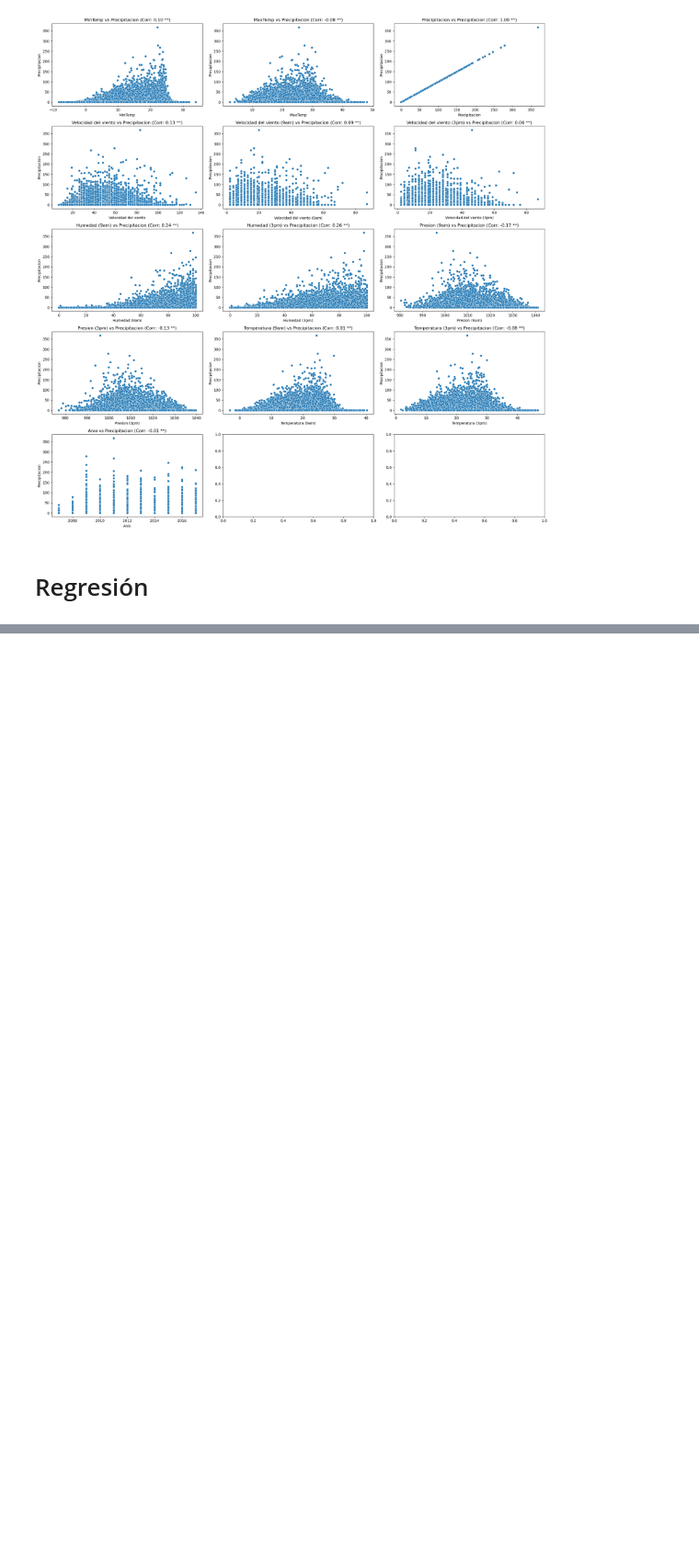
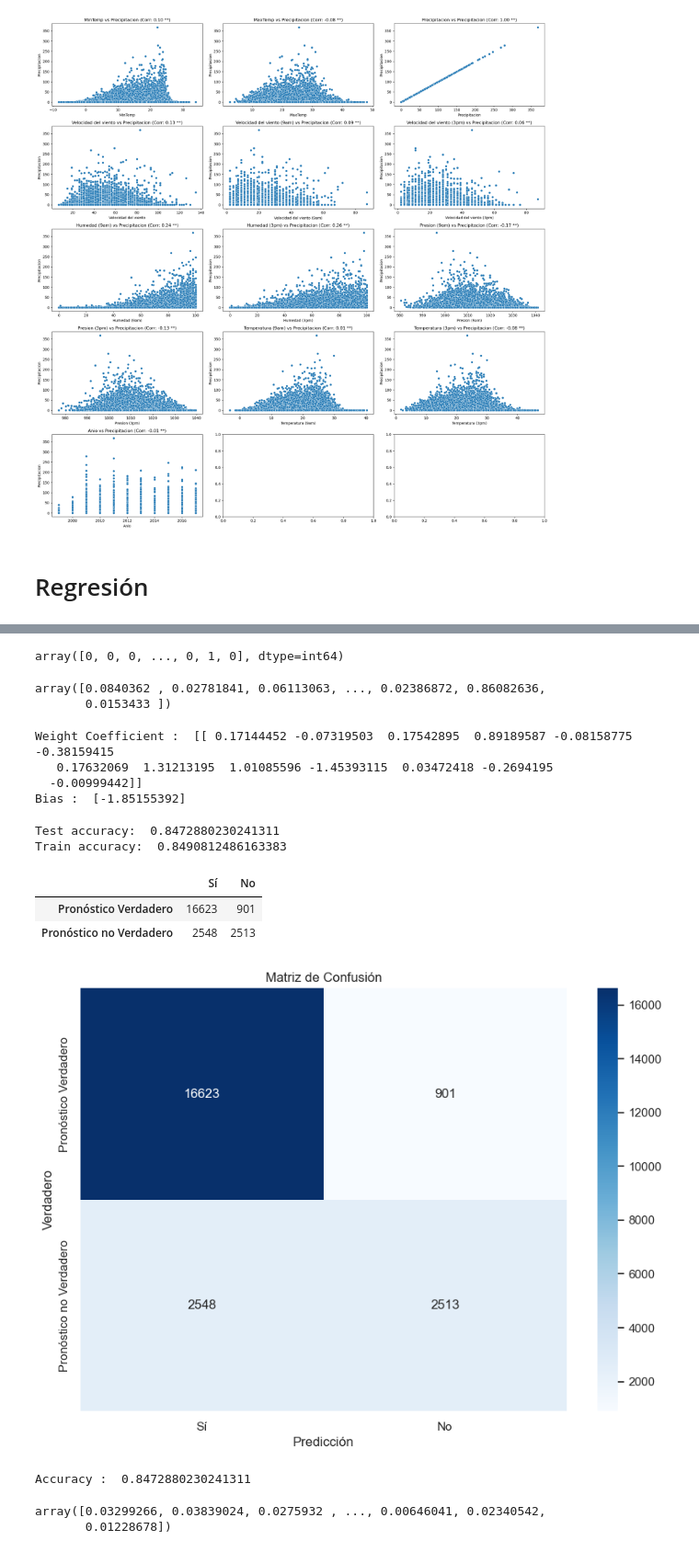
Before and after one commit to esco1729/HT05, a Jupyter notebook: HT6 (EDA).ipynb, the cells around one changed output, grey strips where cells are left out. Shown at 92% size. Cells and saved outputs as stored; diff of their text form; code cells hidden in the pictures; blank space fills up the shorter version.

```diff
--- a/HT6 (EDA).ipynb
+++ b/HT6 (EDA).ipynb
@@ -734,0 +778,8 @@ plt.show()
+# %%
+from sklearn.preprocessing import StandardScaler
+
+scaler = StandardScaler()
+numericX = X.select_dtypes(include=[np.number])
+d_scaled = scaler.fit_transform(numericX)
+data_scaled1 = pd.DataFrame(d_scaled)
+data_scaled1.head()
@@ -734,0 +793,10 @@ plt.show()
+# %%
+from sklearn.model_selection import train_test_split
+X_train, X_test, y_train, y_test = train_test_split(d_scaled, Y, test_size = 0.20, random_state = 42)
+# %%
+from sklearn.linear_model import LogisticRegression
+model = LogisticRegression(C = 0.1, max_iter = 500)
+
+model.fit(X_train, y_train)
+
+y_pred = model.predict(X_test)
@@ -734,0 +819,60 @@ plt.show()
+# %%
+y_pred
+# %% [output]
+array([0, 0, 0, ..., 0, 1, 0], dtype=int64)
+# %%
+predicted_proba = model.predict_proba(X_test)
+
+positive_proba = predicted_proba[:, 1]
+positive_proba
+# %% [output]
+array([0.0840362 , 0.02781841, 0.06113063, ..., 0.02386872, 0.86082636,
+       0.0153433 ])
+# %%
+print('Weight Coefficient : ', model.coef_)
+print('Bias : ', model.intercept_)
+# %% [output]
+Weight Coefficient :  [[ 0.17144452 -0.07319503  0.17542895  0.89189587 -0.08158775 -0.38159415
+   0.17632069  1.31213195  1.01085596 -1.45393115  0.03472418 -0.2694195
+  -0.00999442]]
+Bias :  [-1.85155392]
+# %%
+print('Test accuracy: ', model.score(X_test, y_test))
+print('Train accuracy: ', model.score(X_train, y_train))
+# %% [output]
+Test accuracy:  0.8472880230241311
+Train accuracy:  0.8490812486163383
+# %%
+from sklearn.metrics import confusion_matrix
+
+df = pd.DataFrame(confusion_matrix(y_test, y_pred), columns = ['Sí', 'No'],
+                 index= ['Pronóstico Verdadero', 'Pronóstico no Verdadero'])
+
+df
+# %% [output]
+|  | Sí | No |
+| Pronóstico Verdadero | 16623 | 901 |
+| Pronóstico no Verdadero | 2548 | 2513 |
+# %%
+plt.figure(figsize=(10, 7))
+sns.heatmap(df, annot=True, fmt="d", cmap="Blues")
+plt.title('Matriz de Confusión')
+plt.ylabel('Verdadero')
+plt.xlabel('Predicción')
+plt.show()
+# %% [output]
+[figure, added]
+# %%
+from sklearn.metrics import accuracy_score, precision_score
+
+print("Accuracy : ", accuracy_score(y_test, y_pred) )
+# %% [output]
+Accuracy :  0.8472880230241311
+# %%
+final_prov = model.predict_proba(data_scaled1)
+
+final_positiv_proba = final_prov[:,1]
+final_positiv_proba
+# %% [output]
+array([0.03299266, 0.03839024, 0.0275932 , ..., 0.00646041, 0.02340542,
+       0.01228678])
```
Also changed, not shown: parts of 12 cells of this notebook, 1 other file.
